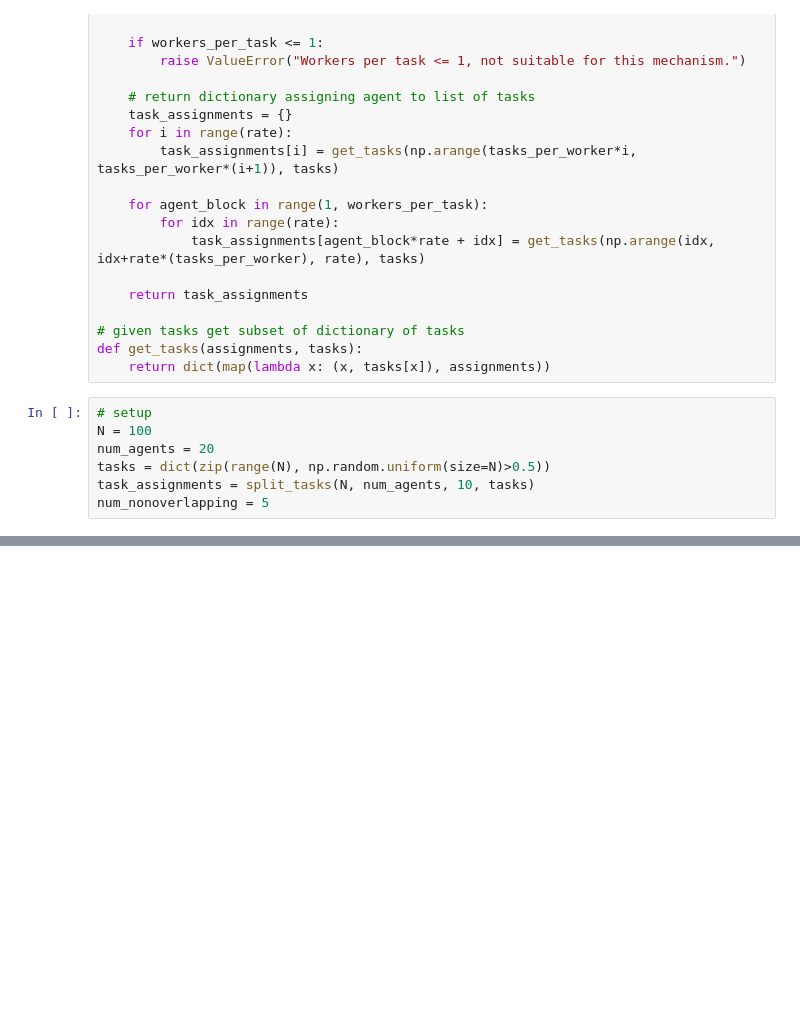
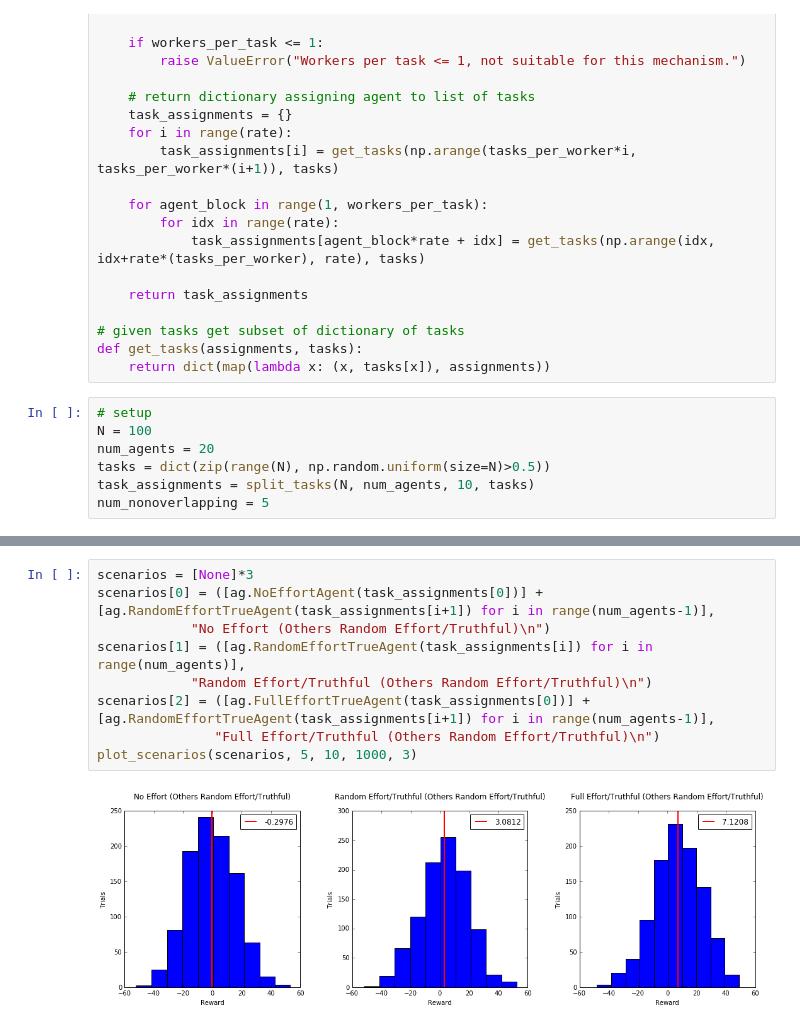
Before and after one commit to chuckyouliu/Crowdsourced-Elicitation, a Jupyter notebook: CrowdSourcedTesting.ipynb, the cells around one changed output, grey strips where cells are left out. Cells and saved outputs as stored; diff of their text form; blank space fills up the shorter version.

```diff
--- a/CrowdSourcedTesting.ipynb
+++ b/CrowdSourcedTesting.ipynb
@@ -92,0 +97,11 @@ for ax, scenario in zip(axes.ravel(), scenarios):
+# %%
+scenarios = [None]*3
+scenarios[0] = ([ag.NoEffortAgent(task_assignments[0])] + [ag.RandomEffortTrueAgent(task_assignments[i+1]) for i in range(num_agents-1)],
+            "No Effort (Others Random Effort/Truthful)\n")
+scenarios[1] = ([ag.RandomEffortTrueAgent(task_assignments[i]) for i in range(num_agents)],
+            "Random Effort/Truthful (Others Random Effort/Truthful)\n")
+scenarios[2] = ([ag.FullEffortTrueAgent(task_assignments[0])] + [ag.RandomEffortTrueAgent(task_assignments[i+1]) for i in range(num_agents-1)],
+               "Full Effort/Truthful (Others Random Effort/Truthful)\n")
+plot_scenarios(scenarios, 5, 10, 1000, 3)
+# %% [output]
+[figure, added]
```
Also changed, not shown: parts of 4 cells of this notebook, 1 other file.
